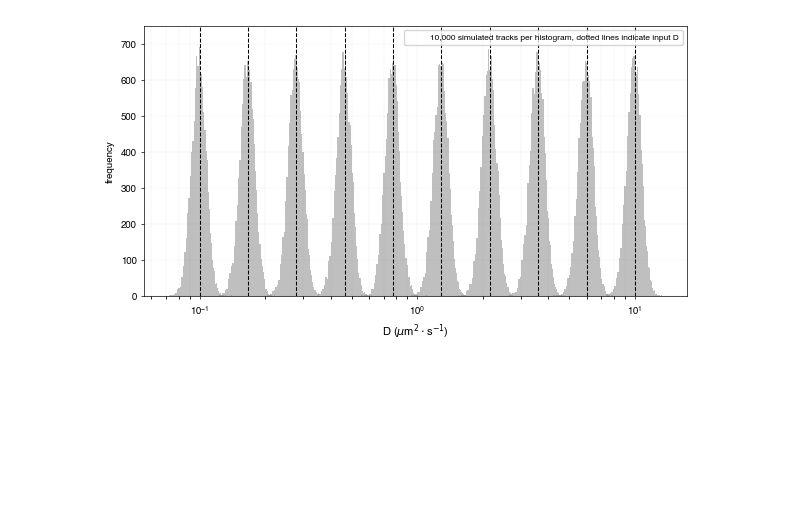
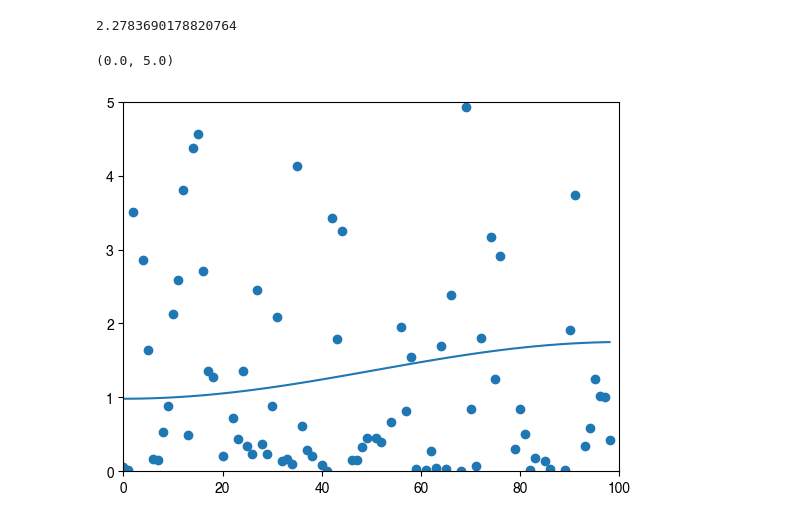
Before and after one commit to JBeckwith/DiffusionCodes, a Jupyter notebook: 20230822_CVE.ipynb, the cells around one changed output. Saved outputs shown, nothing was run; the diff lists cells and outputs as text; code cells hidden in the pictures; blank space fills up the shorter version.

```diff
--- a/20230822_CVE.ipynb
+++ b/20230822_CVE.ipynb
@@ -76,48 +21,29 @@ plt.show(block=False)
-# %%
-import matplotlib
-import matplotlib.pyplot as plt
-import numpy as np
-
-
-plt.rcParams['figure.figsize'] = [7, 3.5]
-plt.rcParams['font.size'] = 7
-
-# panel labels are 8 point font, ticks are 7 point font, annotations and legends are 6 point font
-
-# The maximum published width for a one-column
-# figure is 3.33 inches (240 pt). The maximum width for a two-column
-# figure is 6.69 inches (17 cm). The maximum depth of figures should be 8 ¼ in. (21.1 cm).
-
-plt.rcParams['svg.fonttype'] = 'none'
-matplotlib.rcParams['pdf.fonttype'] = 42
-matplotlib.rcParams['ps.fonttype'] = 42
-plt.rcParams['axes.linewidth'] = 0.5 # set the value globally
-lw=0.75
-lwg=0.25
-lwax = 0.5
-
-fig, axs = plt.subplots(1, 1)
-
-for i in np.arange(1):
-    axs.xaxis.set_tick_params(width=0.5, length=2)
-    axs.yaxis.set_tick_params(width=0.5, length=2)
-
-
-for i in np.arange(len(Ds)):
-    axs.hist(results[0, i, :], bins=bincalculator(results[0, i, :]), color='gray', alpha=0.5)
-    axs.vlines(x=Ds[i], ymin=0, ymax=750, ls='--', color='k', lw=lw)
-
-axs.plot(0, 0, label='10,000 simulated tracks per histogram, dotted lines indicate input D, solid lines indicate means', alpha=0)
-axs.set_ylim([0, 750])
-axs.grid(True,which="both",ls="--",c='gray', lw=lwg, alpha=0.25)
-
-axs.legend(fontsize=6)
-axs.set_xscale('log')
-axs.set_xlabel(r'D', fontsize=8)
-axs.set_ylabel('frequency')
-writefolder = '/home/jbeckwith/Documents/Dropbox (Cambridge University)/Chemistry/Lee/Talks+Posters/Subgroup/20230831/fig'
-
-plt.savefig(os.path.join(writefolder, 'CVE.svg'), format='svg', dpi=1200, transparent=True, bbox_inches='tight')
-plt.show(block=False)
-# %% [output]
-[figure, removed]
+# %%
+D, sigma, varD = CVE_F.CVE_Eq14(X, t)
+# %%
+sigma
+# %% [output]
+2.2783690178820764
+# %%
+from scipy import fft
+DST = TStep*(0.5*fft.dst(np.diff(X), type=1))
+# %%
+def theory_value(D, deltaT, sigma, R, k, N):
+    term1 = np.multiply(D, np.square(deltaT))
+    term2_1 = np.multiply(np.square(sigma), deltaT)
+    term2_2 = np.multiply(2., np.multiply(D, np.multiply(R, np.square(deltaT))))
+    term3 = np.subtract(1., np.cos(np.divide(np.multiply(np.pi, k), np.add(N, 1.))))
+    term2 = np.multiply(np.multiply(2., np.subtract(term2_1, term2_2)), term3)
+    return np.add(term1, term2)
+# %%
+Pk = (2*np.square(DST))/(TStep*(NSteps+1))
+k = np.arange(0, len(DST))
+A = theory_value(D, TStep, sigma, 1./6, k, len(X))/(DT*np.square(TStep))
+plt.scatter(k, Pk/(DT*np.square(TStep)))
+plt.plot(k, A)
+#plt.yscale('log')
+plt.xlim([0, 100])
+plt.ylim([0, 5])
+# %% [output]
+(0.0, 5.0)
+[figure, added]
```
Also changed, not shown: parts of 5 cells of this notebook, 1 other file.
